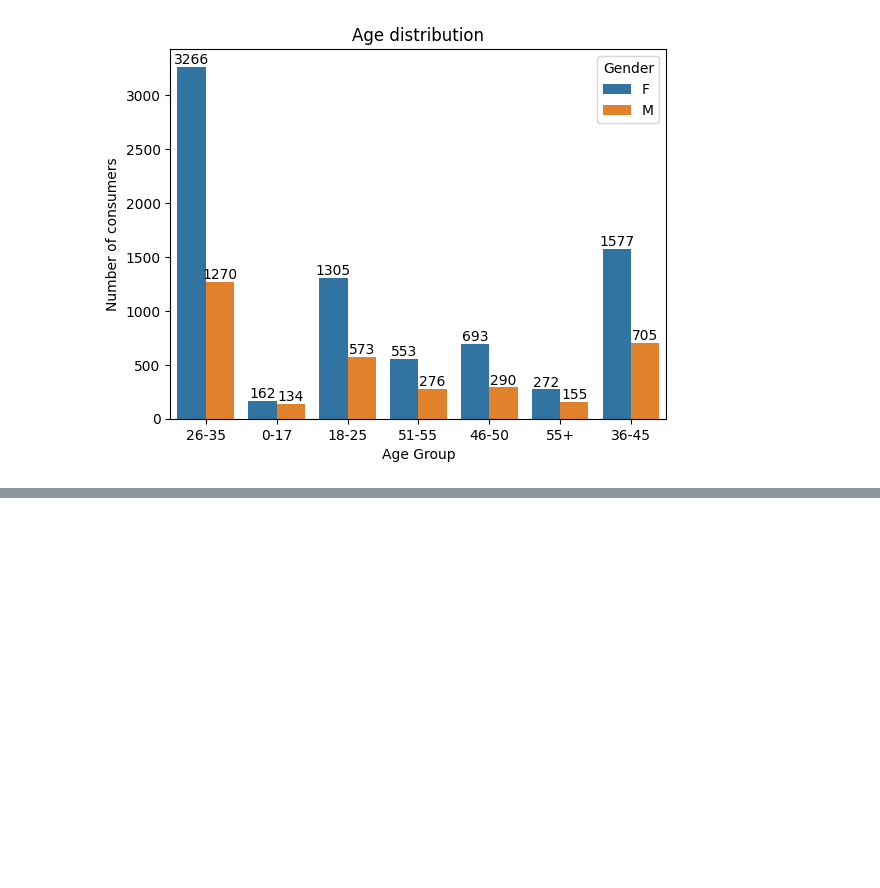
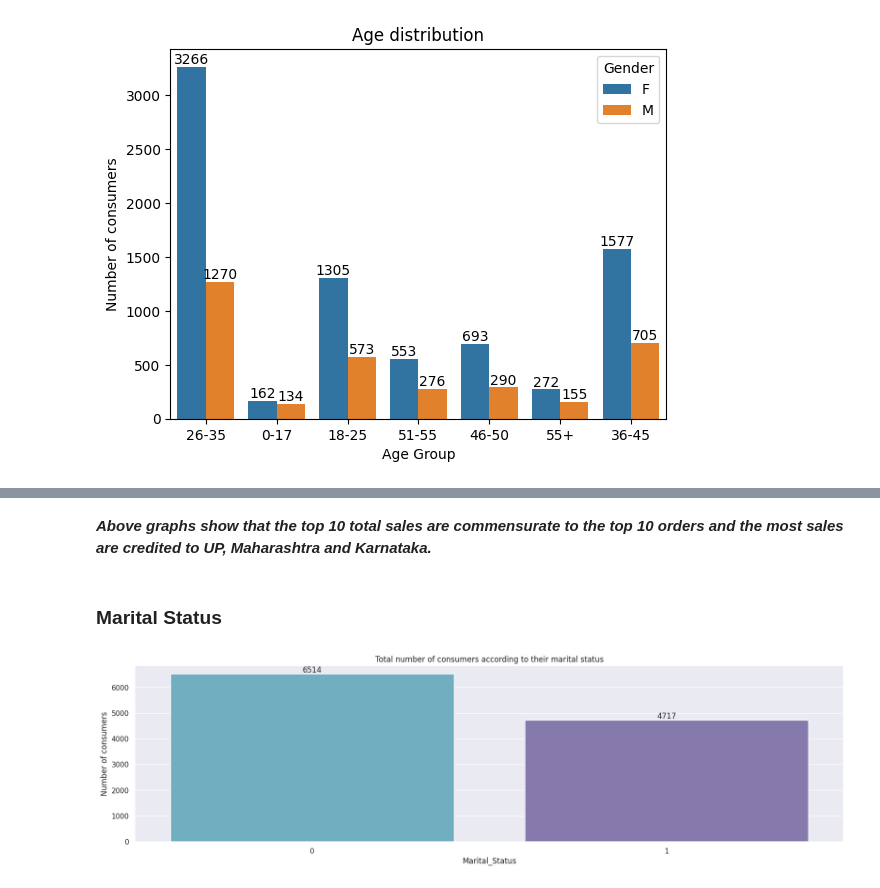
Before and after one commit to sachikamat/Sales-Analysis, a Jupyter notebook: Sales Analysis.ipynb, the cells around one changed output, grey strips where cells are left out. Cells and saved outputs as stored; diff of their text form; code cells hidden in the pictures; blank space fills up the shorter version.

```diff
--- a/Sales Analysis.ipynb
+++ b/Sales Analysis.ipynb
@@ -330,0 +356,14 @@ sns.barplot(x = sales_age.index, y = sales_age.values)
+# %% [markdown]
+***Above graphs show that the top 10 total sales are commensurate to the top 10 orders and the most sales are credited to UP, Maharashtra and Karnataka.***
+# %% [markdown]
+### Marital Status
+# %%
+# Total number of consumers according to their marital status
+ax = sns.countplot(data = df, x = 'Marital_Status', palette = [sns.color_palette()[-1], sns.color_palette()[4]])
+for bars in ax.containers:
+    ax.bar_label(bars)
+plt.ylabel('Number of consumers')
+plt.title('Total number of consumers according to their marital status')
+plt.show()
+# %% [output]
+[figure, added]
```
Also changed, not shown: parts of 18 cells of this notebook.
